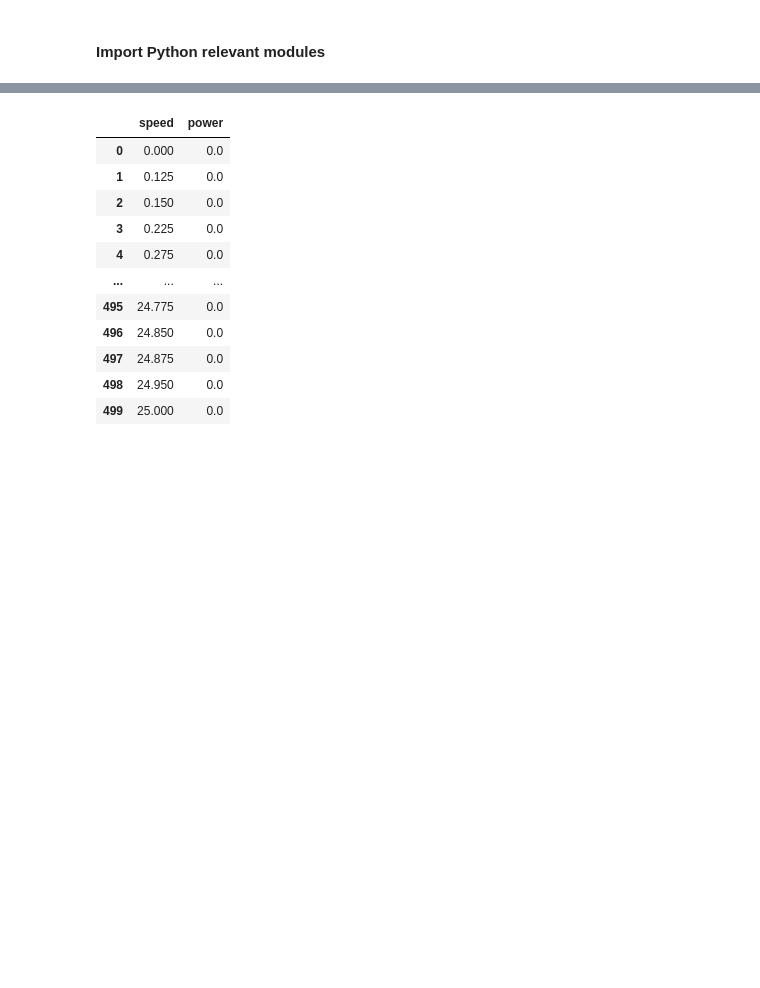
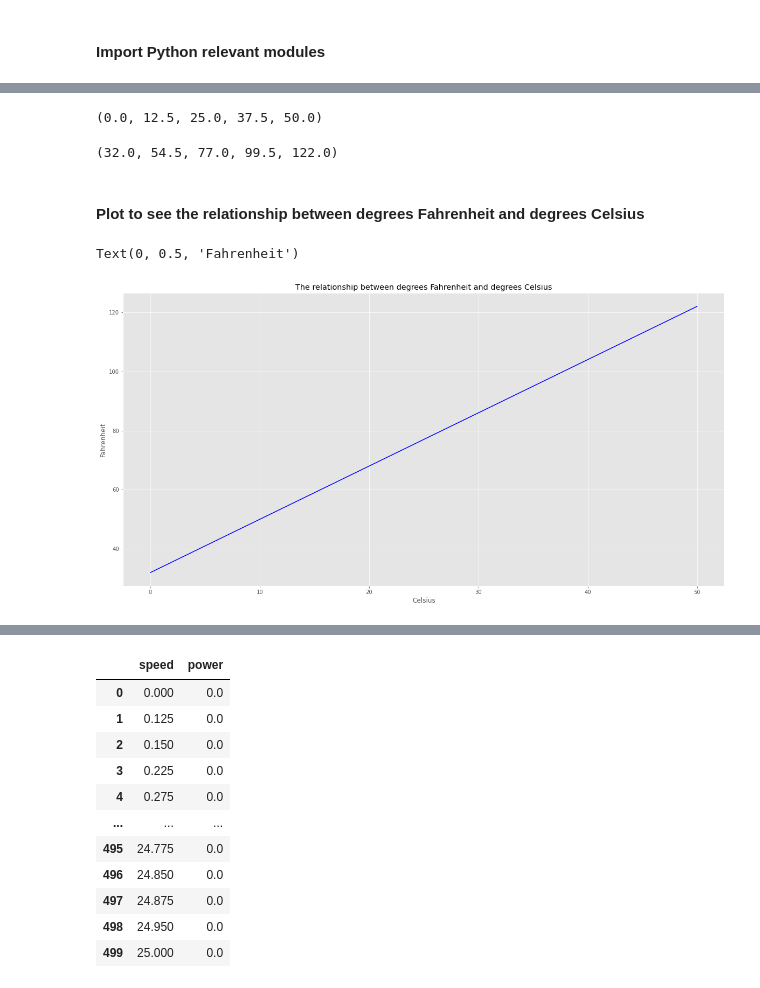
Before and after one commit to Samjean2020/project2020-fundamentals, a Jupyter notebook: Project2020.py.ipynb, the cells around one changed output, grey strips where cells are left out. Drawn from its saved outputs; the diff is of its cells as text; code cells hidden in the pictures; blank space fills up the shorter version.

```diff
--- a/Project2020.py.ipynb
+++ b/Project2020.py.ipynb
@@ -66,0 +104,28 @@ import pandas as pd
+# %%
+# Temperatures in degrees Celsius generated from numpy linspace()
+Celsius = 0.0, 12.5, 25.0, 37.5, 50.0
+# %%
+# Call Celsius
+Celsius
+# %% [output]
+(0.0, 12.5, 25.0, 37.5, 50.0)
+# %%
+# Temperatures in degrees Fahrenheit generated under the formulae above
+Fahrenheit = 32.0, 54.5, 77.0, 99.5, 122.0
+# %%
+# Call Fahrenheit
+Fahrenheit
+# %% [output]
+(32.0, 54.5, 77.0, 99.5, 122.0)
+# %% [markdown]
+#### Plot to see the relationship between degrees Fahrenheit and degrees Celsius
+# %%
+# Let's have a plot with a straight line fit to see the relationship.
+plt.plot(Celsius, Fahrenheit, "-", color = "b")
+
+plt.title("The relationship between degrees Fahrenheit and degrees Celsius")
+plt.xlabel("Celsius")
+plt.ylabel("Fahrenheit")
+# %% [output]
+Text(0, 0.5, 'Fahrenheit')
+[figure, added]
```
Also changed, not shown: parts of 54 cells of this notebook.
